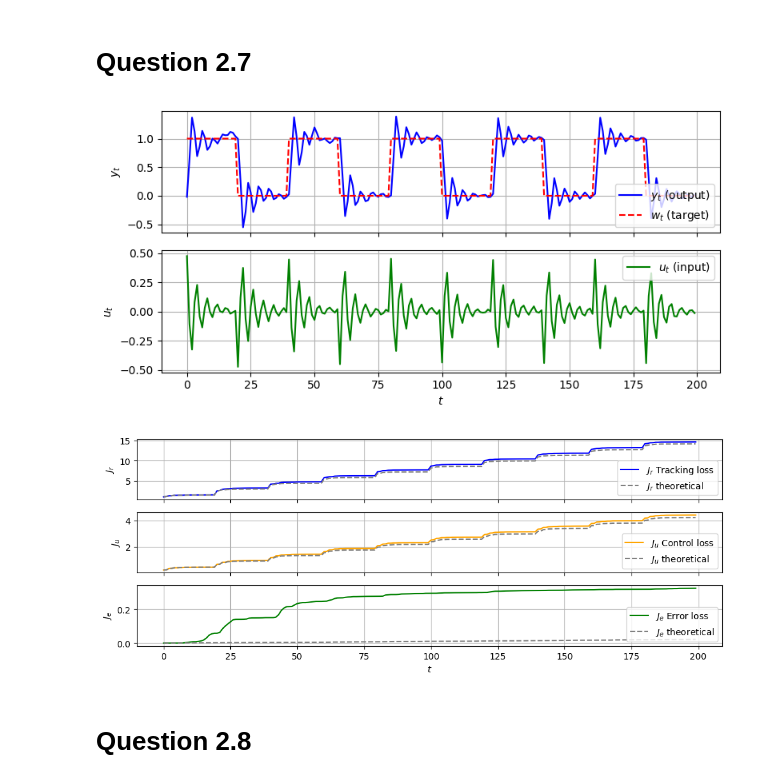
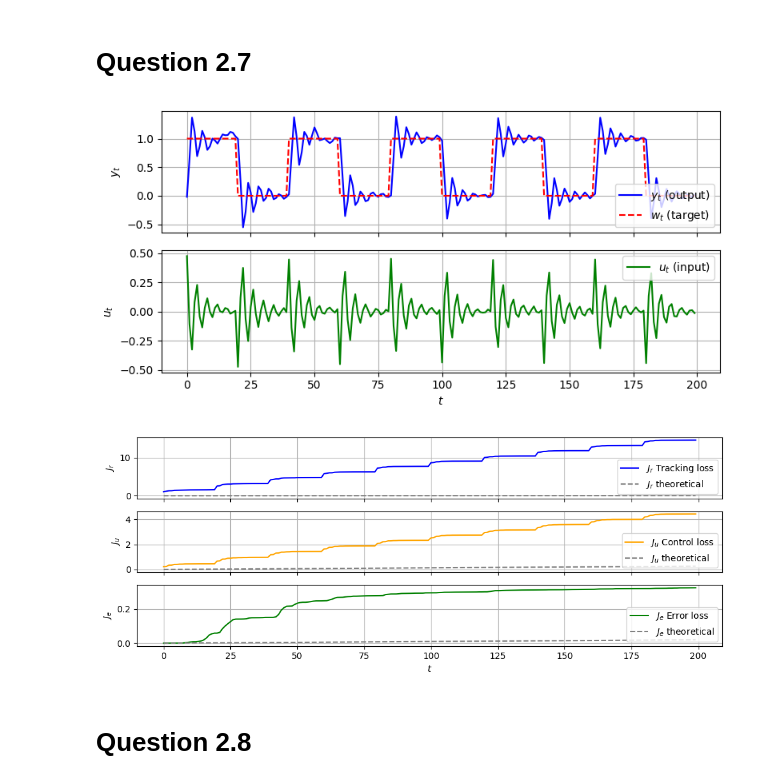
Before and after one commit to madswerngeen/Stochastic_Adaptive_Control_Assignment-2, a Jupyter notebook: assignment2.ipynb, the cells around one changed output. Cells and saved outputs as stored; diff of their text form; code cells hidden in the pictures.

```diff
--- a/assignment2.ipynb
+++ b/assignment2.ipynb
@@ -712,32 +773,53 @@ axs[1].grid()
 
 plt.tight_layout()
 plt.show()
-
-# Plot using subplots
-fig, axs = plt.subplots(3, 1, figsize=(10, 4), sharex=True)
-axs[0].plot(np.cumsum((y-w)**2), label='$J_r$ Tracking loss', color='blue')
-axs[0].plot(J_r, label='$J_r$ theoretical',color='grey', linestyle = '--')
-axs[0].set_ylabel("$J_r$")
-axs[0].legend(loc='lower right')
-axs[0].grid()
-
-axs[1].plot(np.cumsum(u**2), label='$J_u$ Control loss', color='orange')
-axs[1].plot(J_u, label='$J_u$ theoretical', color='grey', linestyle = '--')
-axs[1].legend(loc='lower right')
-axs[1].set_ylabel("$J_u$")
-axs[1].grid()
-
-axs[2].plot(np.cumsum(e**2), label='$J_e$ Error loss', color='green')
-axs[2].plot(J_e, label='$J_e$ theoretical', color='grey', linestyle = '--')
-axs[2].legend(loc='lower right')
-axs[2].set_ylabel("$J_e$")
-axs[2].set_xlabel("$t$")
-axs[2].grid()
-plt.tight_layout()
-plt.show()
 # %% [output]
 [figure]
-[figure, removed]
+# %%
+A = [1,-2.438, 1.942,-0.502]
+B = [1.446,-0.158,-1.093]
+C = [1, -1.441, 0.296, 0.167]
+k = 1
+R, Q, S = get_GMV_poly(A, B, C)
+Ay = [1]  # Default to no modification for Ay (i.e., Ay = 1)
+By = [1]  # Default to no modification for By (i.e., By = 1)
+Bu = [1, -1]  # Default to (1 - q⁻¹) for control input transfer function
+Au = [1]  # Default to no modification for Au (i.e., Au = 1)
+
+
+Ae = P.polymul(R,Ay)
+Be = P.polyadd(P.polymul(P.polymul(B,Au),By) , (1 / B[0]) * P.polymul(P.polymul(A, Bu),Ay))
+J_r = trfvar2(Ae,Be)*1e-4 *np.arange(N)
+
+S, G = solve_diophantine(A,C,1)
+Ae = -P.polymul(S,Au)
+Be = P.polyadd(P.polymul(P.polymul(B,Au),By) , (1 / B[0]) * P.polymul(P.polymul(A, Bu),Ay))
+J_u = trfvar2(Ae,Be) *1e-4*np.arange(N)
+
+J_e = 1e-4*np.arange(N)
+fig, axs = plt.subplots(3, 1, figsize=(10, 4), sharex=True)
+axs[0].plot(np.cumsum((y-w)**2), label='$J_r$ Tracking loss', color='blue')
+axs[0].plot(J_r, label='$J_r$ theoretical',color='grey', linestyle = '--')
+axs[0].set_ylabel("$J_r$")
+axs[0].legend(loc='lower right')
+axs[0].grid()
+
+axs[1].plot(np.cumsum(u**2), label='$J_u$ Control loss', color='orange')
+axs[1].plot(J_u, label='$J_u$ theoretical', color='grey', linestyle = '--')
+axs[1].legend(loc='lower right')
+axs[1].set_ylabel("$J_u$")
+axs[1].grid()
+
+axs[2].plot(np.cumsum(e**2), label='$J_e$ Error loss', color='green')
+axs[2].plot(J_e, label='$J_e$ theoretical', color='grey', linestyle = '--')
+axs[2].legend(loc='lower right')
+axs[2].set_ylabel("$J_e$")
+axs[2].set_xlabel("$t$")
+axs[2].grid()
+plt.tight_layout()
+plt.show()
+# %% [output]
+[figure, added]
 # %% [markdown]
 # Question 2.8
 # %%
```
Also changed, not shown: parts of 4 cells of this notebook.
